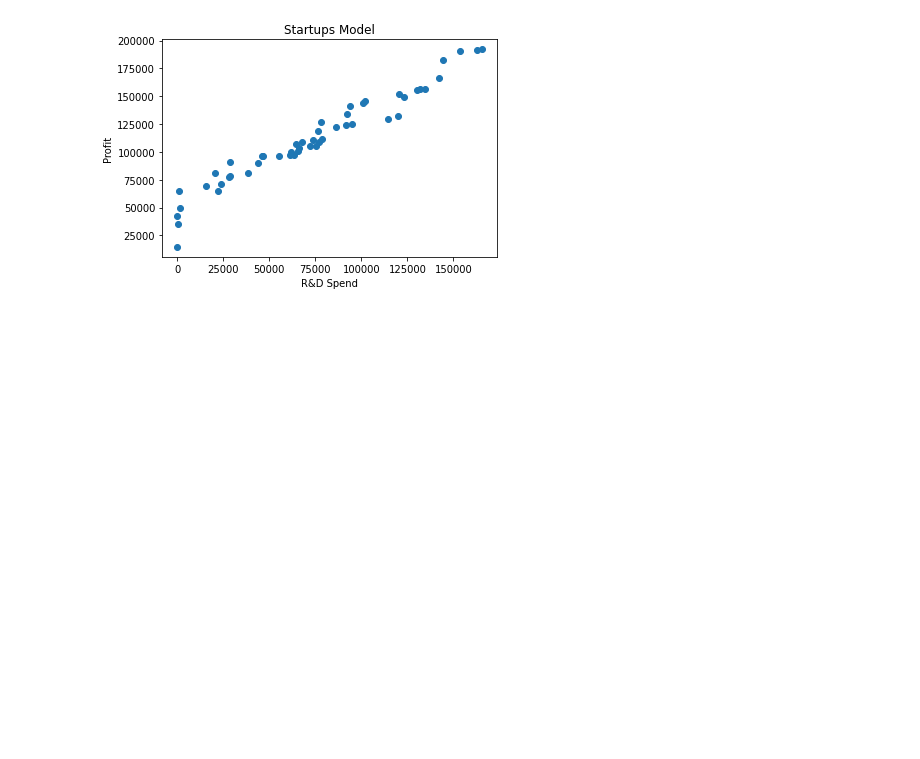
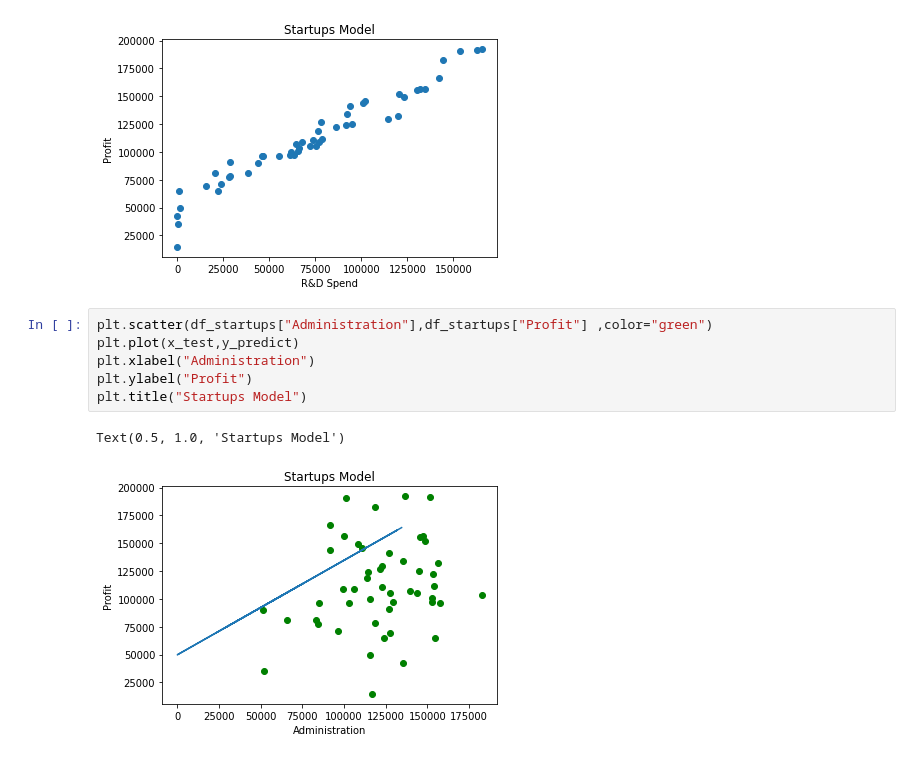
Before and after one commit to jariryyousef/linear-regressions, a Jupyter notebook: regression.ipynb, the cells around one changed output. Cells and saved outputs as stored; diff of their text form; blank space fills up the shorter version.

```diff
--- a/regression.ipynb
+++ b/regression.ipynb
@@ -164,4 +164,13 @@ plt.title("Startups Model")
 # %% [output]
 Text(0.5, 1.0, 'Startups Model')
 [figure]
+# %%
+plt.scatter(df_startups["Administration"],df_startups["Profit"] ,color="green")
+plt.plot(x_test,y_predict)
+plt.xlabel("Administration")
+plt.ylabel("Profit")
+plt.title("Startups Model")
+# %% [output]
+Text(0.5, 1.0, 'Startups Model')
+[figure, added]
 # %%
```
Also changed, not shown: parts of 3 cells of this notebook.
